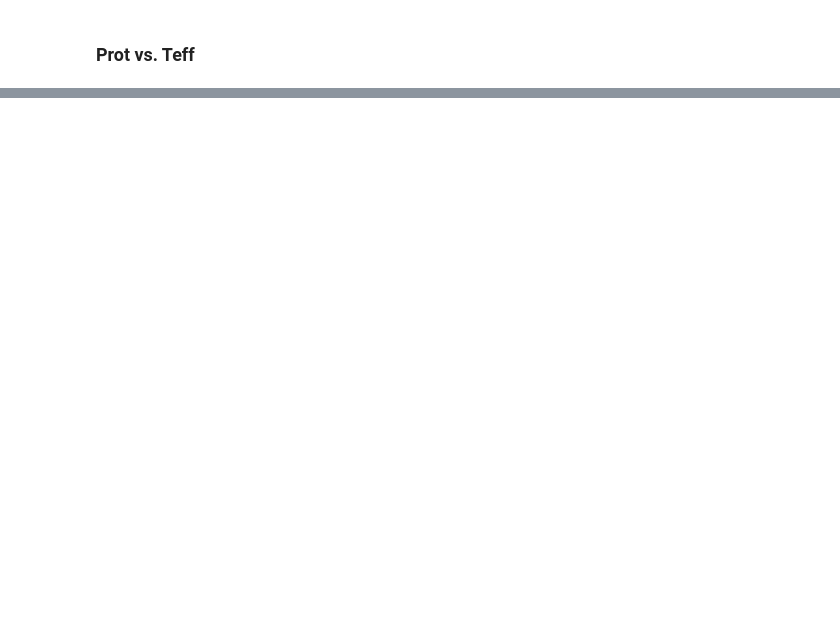
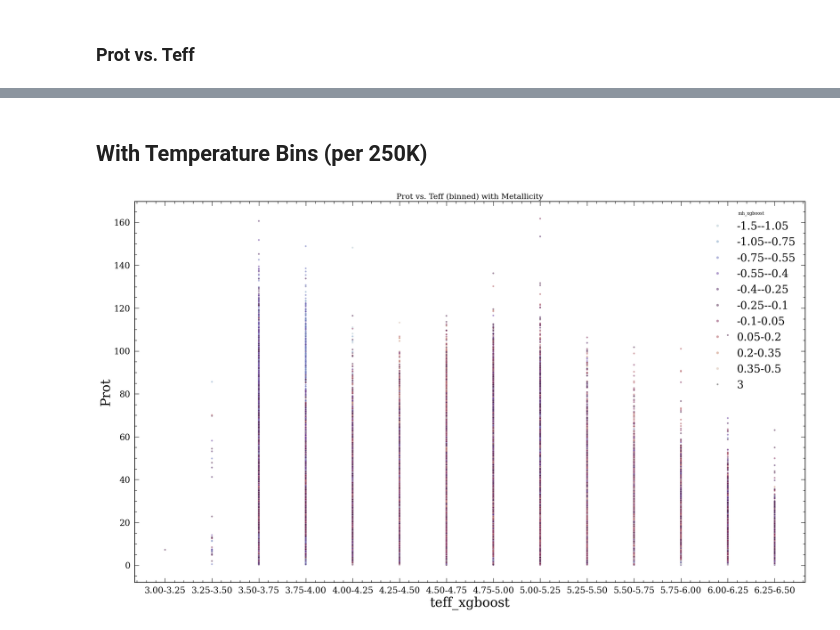
Before and after one commit to livelaplove/SURP-2025, a Jupyter notebook: metallicity/kinematicdata.ipynb, the cells around one changed output, grey strips where cells are left out. Saved outputs shown, nothing was run; the diff lists cells and outputs as text; code cells hidden in the pictures; blank space fills up the shorter version.

```diff
--- a/metallicity/kinematicdata.ipynb
+++ b/metallicity/kinematicdata.ipynb
@@ -126,0 +139,11 @@ plotting.plt.show()
+# %% [markdown]
+## With Temperature Bins (per 250K)
+# %%
+xbin = tuple(range(3000, 6750, 250))
+xbinlabel = [f'{xbin[i]/1000:.2f}-{xbin[i+1]/1000:.2f}' for i in range(len(xbin) - 1)]
+title = 'Prot vs. Teff (binned) with Metallicity'
+
+df = datamanip.readcsv(csv, x, hue, xbin, xbinlabel, huebin, huebinlabel)
+ax = plotting.scatterplot(df, x, y, hue, huebinlabel, title, palette, show=True, figsize=(28, 16))
+# %% [output]
+[figure, added]
```
Also changed, not shown: parts of 13 cells of this notebook, 9 other files.
